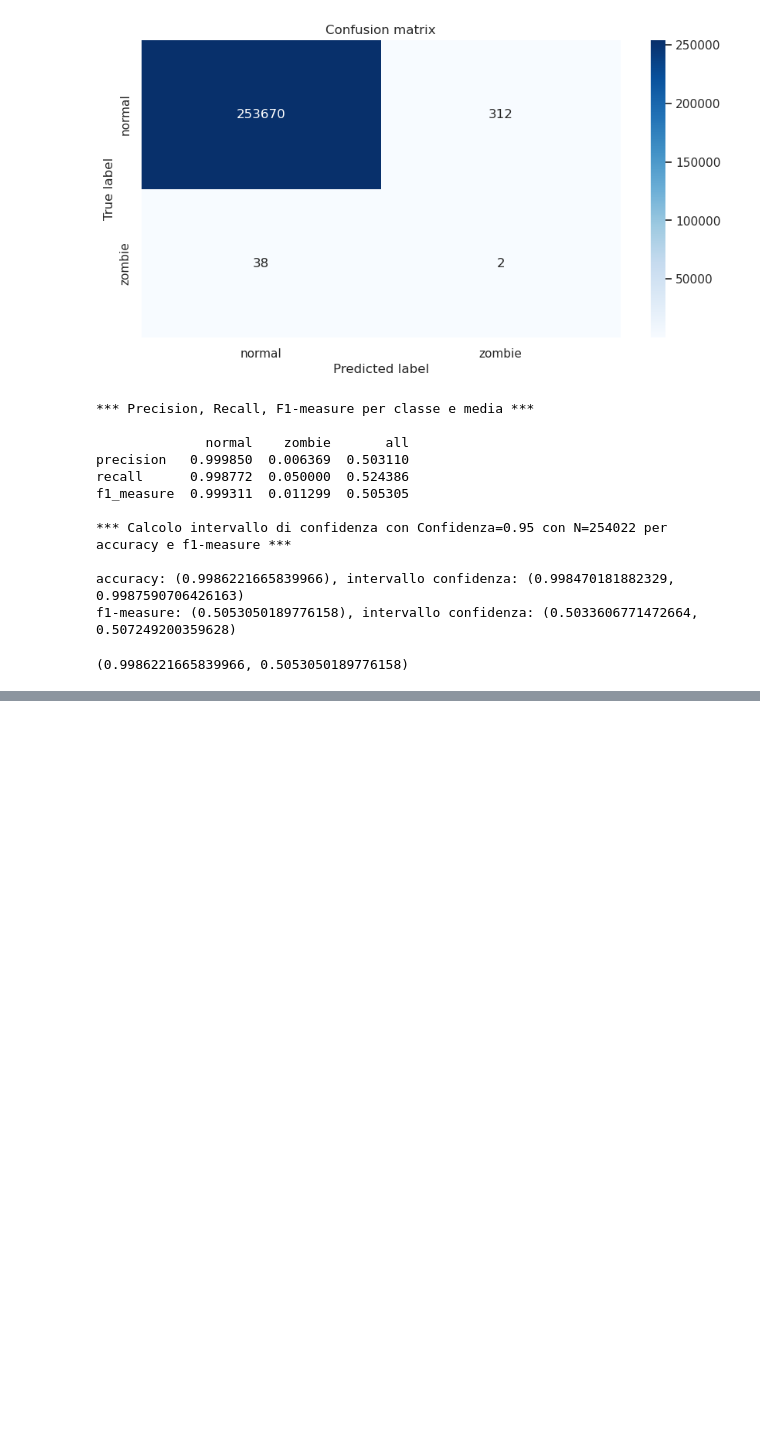
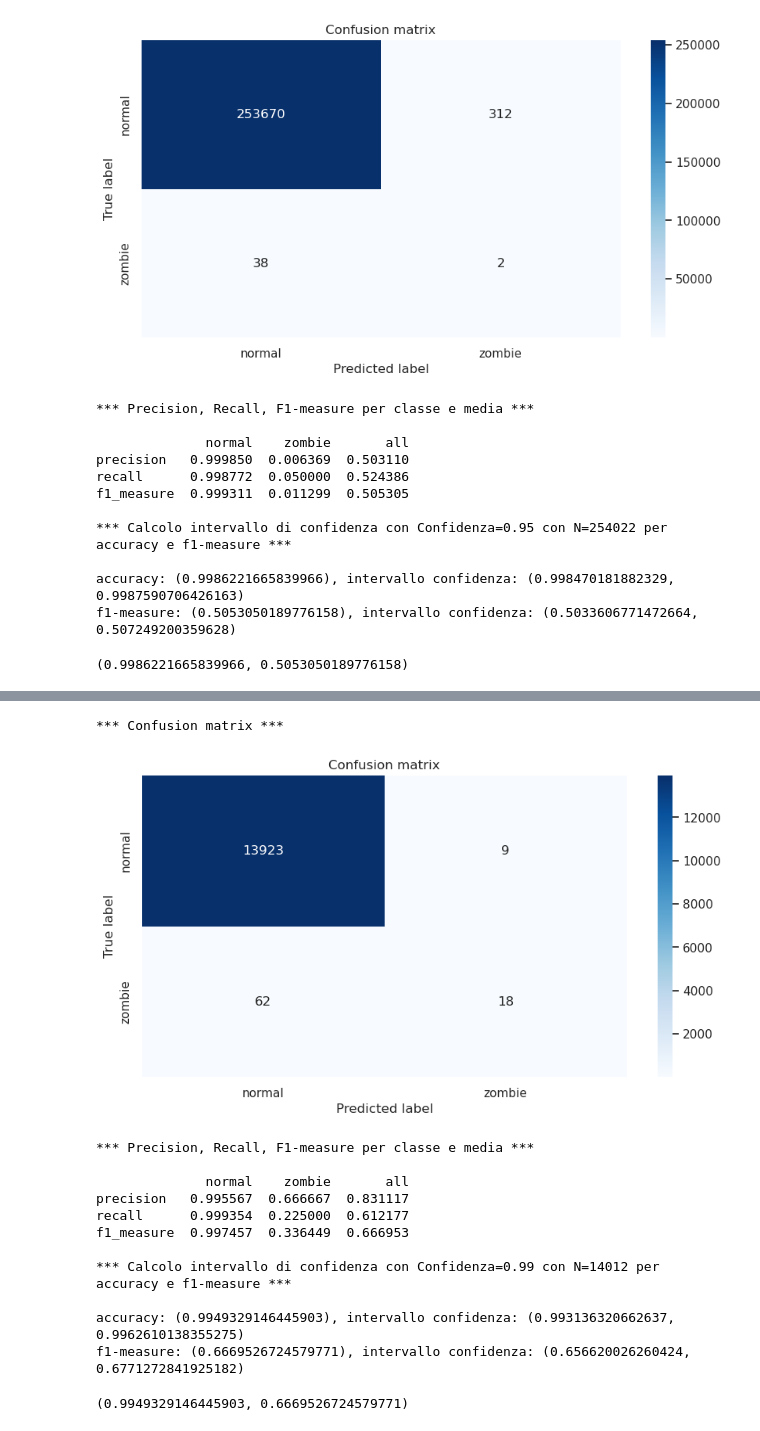
Before and after one commit to alessioarcara/JobFailurePrediction-CNAF, a Jupyter notebook: tirocinio/notebooks/tesi.ipynb, the cells around one changed output, grey strips where cells are left out. Saved outputs shown, nothing was run; the diff lists cells and outputs as text; code cells hidden in the pictures; blank space fills up the shorter version.

```diff
--- a/tirocinio/notebooks/tesi.ipynb
+++ b/tirocinio/notebooks/tesi.ipynb
@@ -1000,0 +1139,15 @@ f1-measure: (0.5053050189776158), intervallo confidenza: (0.5033606771472664, 0.
+# %%
+xgb_best_params = {
+    'xgb__max_depth': 8,
+    'xgb__learning_rate': 0.1,
+    'xgb__n_estimators': 900,
+    'xgb__min_child_weight': 4,
+    'xgb__subsample': 0.85,
+    'xgb__colsample_bytree': 0.7,
+    'xgb__reg_alpha': 0.5,
+    'xgb__reg_lambda': 0.3,
+    'xgb__gamma': 0.2,
+}
+# %%
+xgb_model.set_params(**xgb_best_params)
+xgb_model.fit(X_train, y_train)
@@ -1000,0 +1172,12 @@ f1-measure: (0.5053050189776158), intervallo confidenza: (0.5033606771472664, 0.
+# %%
+X_val, y_val = split_df_into_X_y(val, 'too_much_time')
+threshold = 0.5;
+best_fscore = 0
+for k in np.arange(threshold, 1, 0.05):
+    _, fscore = util.eval_model(random_search.predict_proba(X_val)[:,1], y_val, xgb_model, threshold=k, labels=["normal", "zombie"], alpha=0.01, verbose=False)
+    if fscore > best_fscore:
+        best_fscore = fscore
+        threshold = k
+
+print("Best F-score:", best_fscore)
+print("Optimal threshold:", threshold)
@@ -1000,0 +1187,3 @@ f1-measure: (0.5053050189776158), intervallo confidenza: (0.5033606771472664, 0.
+# %%
+test = preprocessor.preprocess(util.load_data('../data/test.parquet', '2023-04-21', '2023-04-28', 3600), format_type='columns')
+X_test, y_test = split_df_into_X_y(test, 'too_much_time')
@@ -1000,0 +1199,17 @@ f1-measure: (0.5053050189776158), intervallo confidenza: (0.5033606771472664, 0.
+# %%
+util.eval_model(random_search.predict_proba(X_val)[:,1], y_val, xgb_model, threshold=0.99, labels=["normal", "zombie"], alpha=0.01, verbose=True)
+# %% [output]
+*** Confusion matrix ***
+[figure, added]
+*** Precision, Recall, F1-measure per classe e media ***
+
+              normal    zombie       all
+precision   0.995567  0.666667  0.831117
+recall      0.999354  0.225000  0.612177
+f1_measure  0.997457  0.336449  0.666953
+
+*** Calcolo intervallo di confidenza con Confidenza=0.99 con N=14012 per accuracy e f1-measure ***
+
+accuracy: (0.9949329146445903), intervallo confidenza: (0.993136320662637, 0.9962610138355275)
+f1-measure: (0.6669526724579771), intervallo confidenza: (0.656620026260424, 0.6771272841925182)
+(0.9949329146445903, 0.6669526724579771)
```
Also changed, not shown: parts of 36 cells of this notebook, 9 other files.
